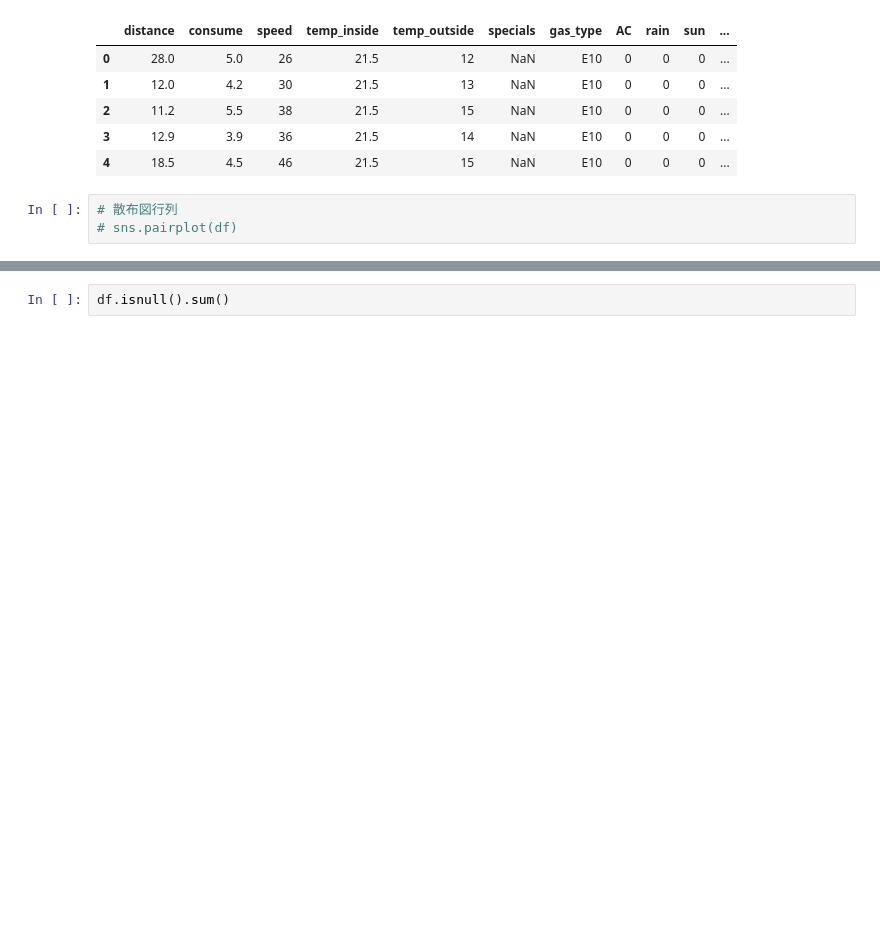
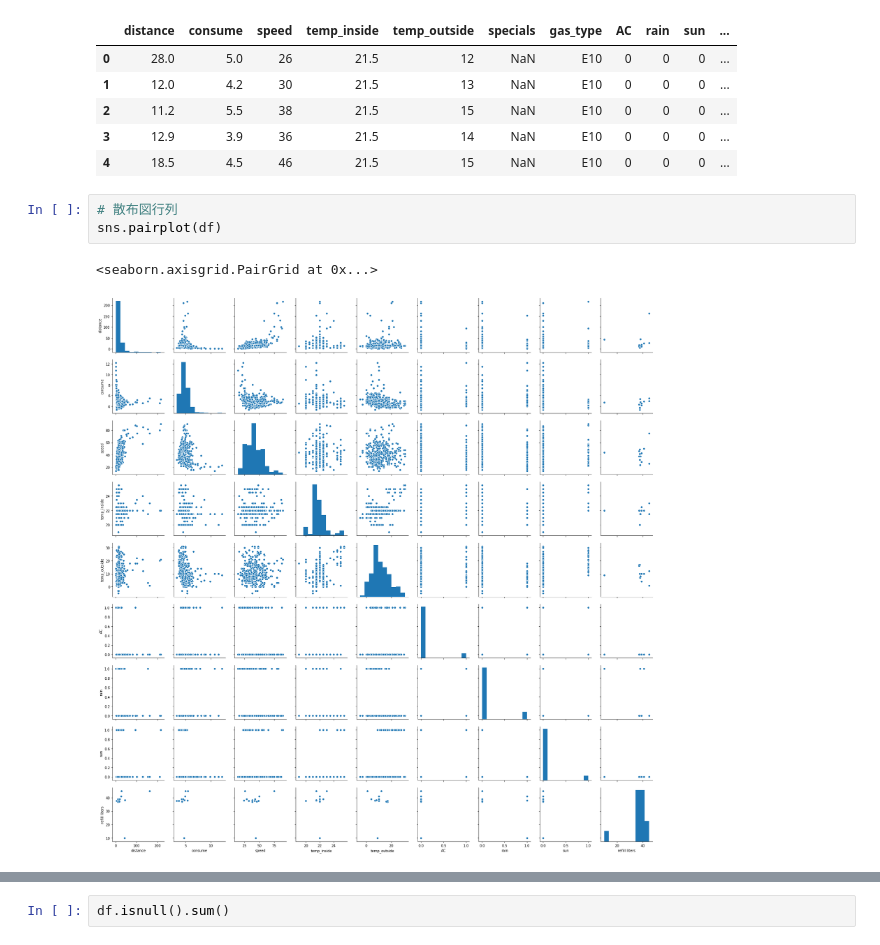
Before and after one commit to kt38k/CarFuelConsumption, a Jupyter notebook: Day1_work_三宅海斗.ipynb, the cells around one changed output, grey strips where cells are left out. Saved outputs shown, nothing was run; the diff lists cells and outputs as text; blank space fills up the shorter version.

```diff
--- a/Day1_work_三宅海斗.ipynb
+++ b/Day1_work_三宅海斗.ipynb
@@ -62,6 +61,9 @@ df.head()
 | 4 | 18.5 | 4.5 | 46 | 21.5 | 15 | NaN | E10 | 0 | 0 | 0 | ... |
 # %%
 # 散布図行列
-# sns.pairplot(df)
+sns.pairplot(df)
+# %% [output]
+<seaborn.axisgrid.PairGrid at 0x...>
+[figure, added]
 # %%
 # 相関行列
```
Also changed, not shown: parts of 4 cells of this notebook.
